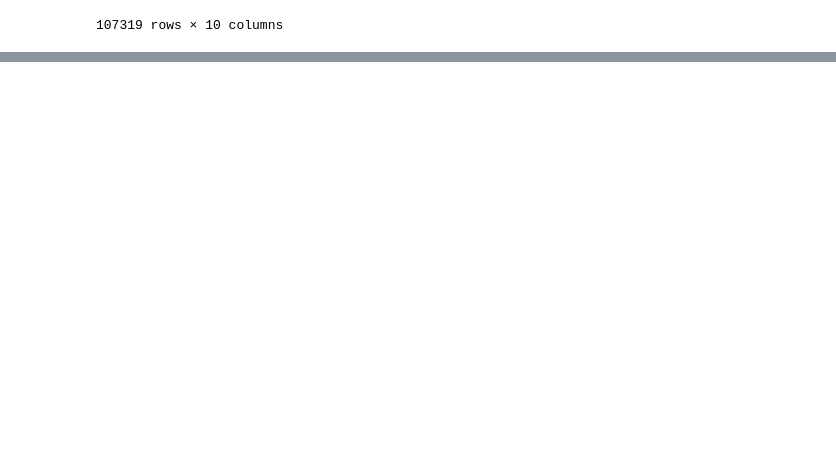
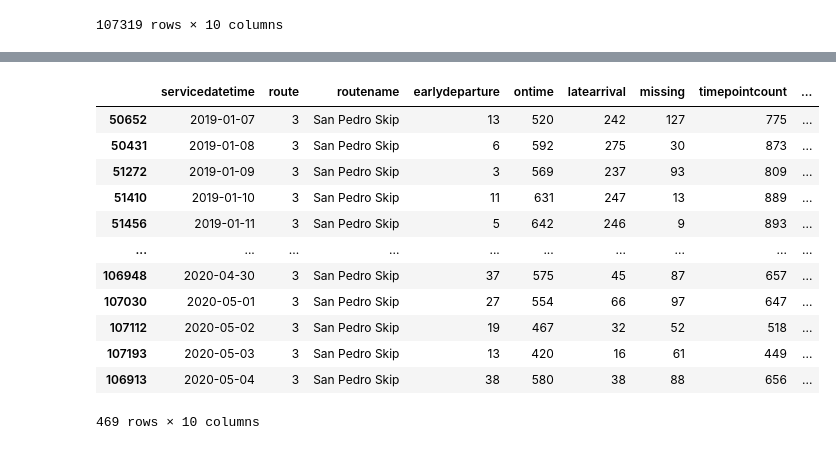
Before and after one commit to get-on-the-bus/via-project, a Jupyter notebook: misty/mists-scraps.ipynb, the cells around one changed output, grey strips where cells are left out. Drawn from its saved outputs; the diff is of its cells as text; code cells hidden in the pictures; blank space fills up the shorter version.

```diff
--- a/misty/mists-scraps.ipynb
+++ b/misty/mists-scraps.ipynb
@@ -75,0 +171,16 @@ df3
+# %%
+df [df.routename == 'San Pedro Skip'].sort_values('servicedatetime')
+# %% [output]
+|  | servicedatetime | route | routename | earlydeparture | ontime | latearrival | missing | timepointcount | ... |
+| 50652 | 2019-01-07 | 3 | San Pedro Skip | 13 | 520 | 242 | 127 | 775 | ... |
+| 50431 | 2019-01-08 | 3 | San Pedro Skip | 6 | 592 | 275 | 30 | 873 | ... |
+| 51272 | 2019-01-09 | 3 | San Pedro Skip | 3 | 569 | 237 | 93 | 809 | ... |
+| 51410 | 2019-01-10 | 3 | San Pedro Skip | 11 | 631 | 247 | 13 | 889 | ... |
+| 51456 | 2019-01-11 | 3 | San Pedro Skip | 5 | 642 | 246 | 9 | 893 | ... |
+| ... | ... | ... | ... | ... | ... | ... | ... | ... | ... |
+| 106948 | 2020-04-30 | 3 | San Pedro Skip | 37 | 575 | 45 | 87 | 657 | ... |
+| 107030 | 2020-05-01 | 3 | San Pedro Skip | 27 | 554 | 66 | 97 | 647 | ... |
+| 107112 | 2020-05-02 | 3 | San Pedro Skip | 19 | 467 | 32 | 52 | 518 | ... |
+| 107193 | 2020-05-03 | 3 | San Pedro Skip | 13 | 420 | 16 | 61 | 449 | ... |
+| 106913 | 2020-05-04 | 3 | San Pedro Skip | 38 | 580 | 38 | 88 | 656 | ... |
+469 rows × 10 columns
```
Also changed, not shown: parts of 40 cells of this notebook.
